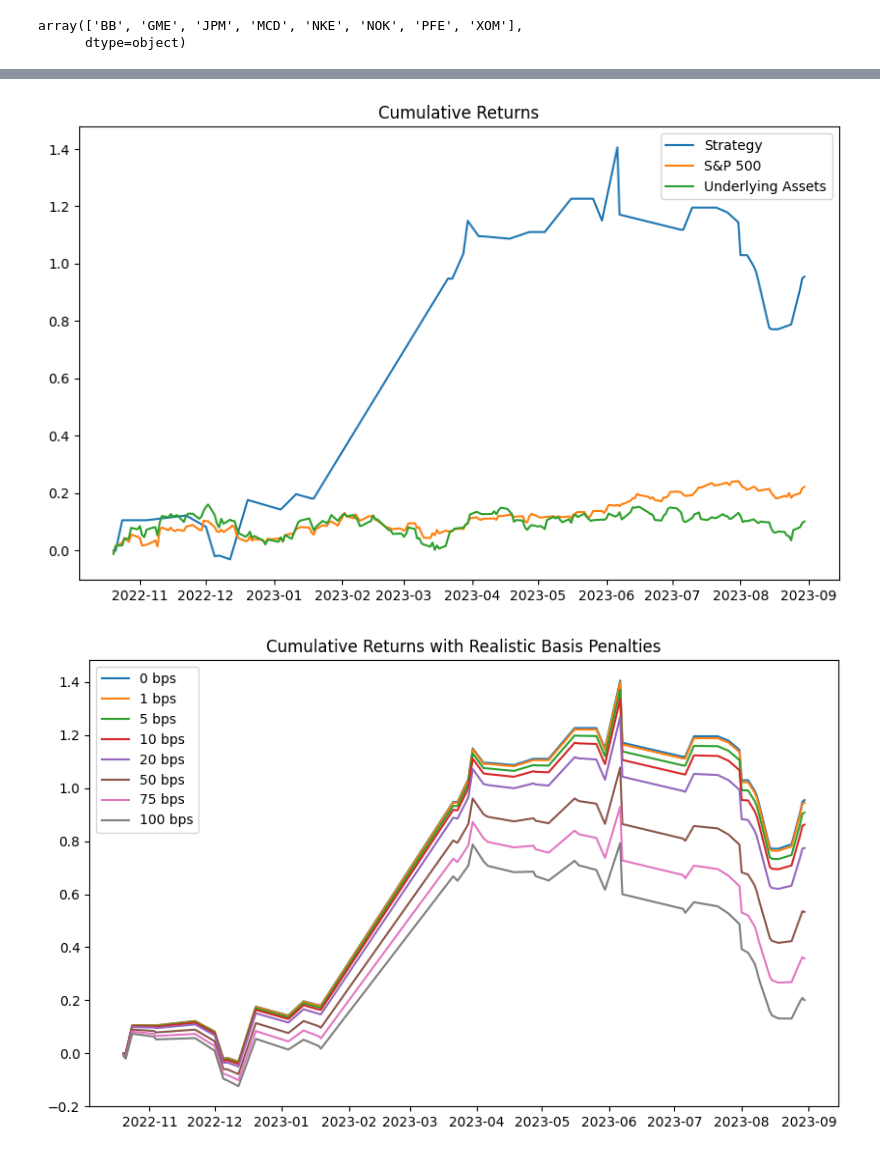
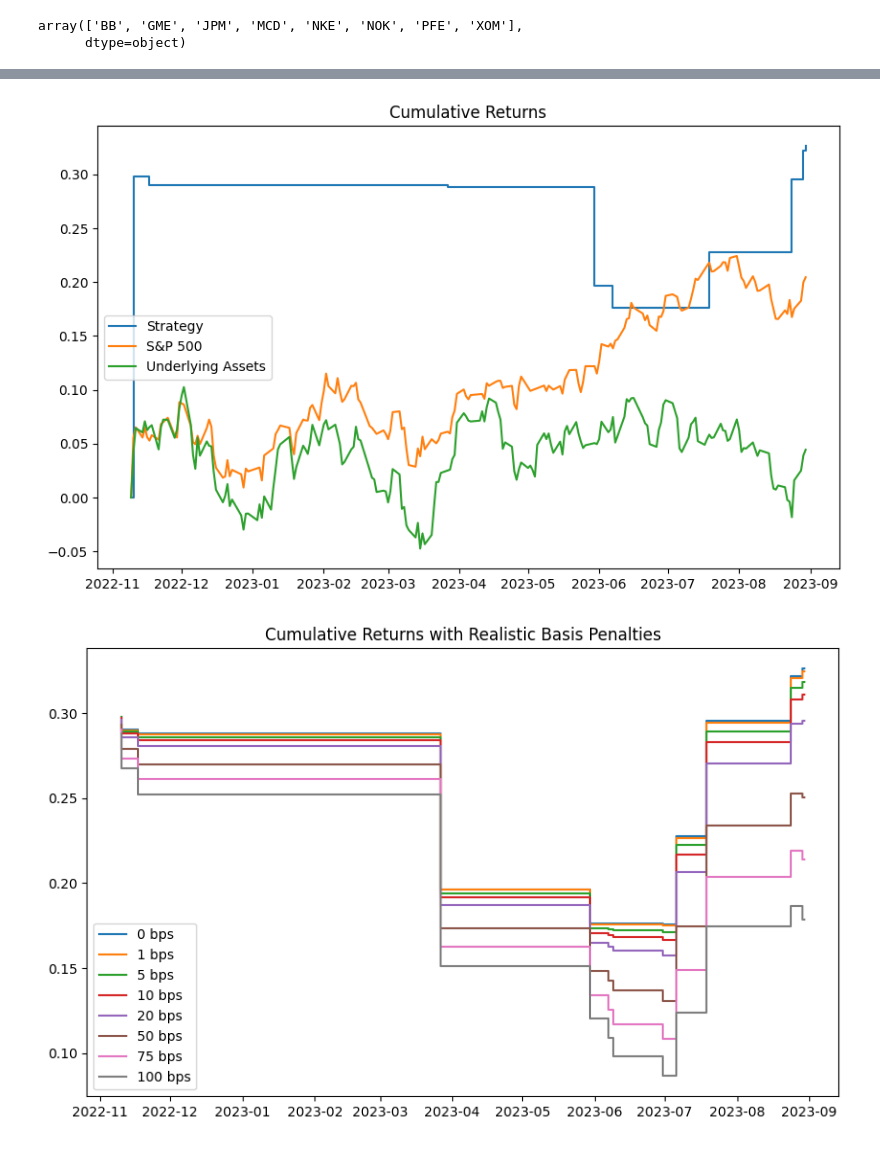
Before and after one commit to izzak98/opt-price, a Jupyter notebook: trader_smoe.ipynb, the cells around one changed output, grey strips where cells are left out. Drawn from its saved outputs; the diff is of its cells as text; code cells hidden in the pictures.

```diff
--- a/trader_smoe.ipynb
+++ b/trader_smoe.ipynb
@@ -7,10 +7,7 @@ from tqdm import tqdm
 from datetime import timedelta
 
 # Load and prepare data
-df = pd.read_csv('sstorm_data.csv', index_col=0, parse_dates=['date'])
-dff = pd.read_csv('storm_data.csv', index_col=0, parse_dates=['date'])
-dfff = pd.read_csv('ssstorm_data.csv', index_col=0, parse_dates=['date'])
-df = pd.concat([df, dff, dfff], axis=0)
+df = pd.read_csv('storm_data.csv',  parse_dates=['date'])
 
 # df = df.loc[df["S_prime"] < 1]
 df = df.sort_values(['ticker', 'K', 'date', 't_prime']).reset_index(drop=True)
@@ -143,14 +143,16 @@ df["opt_returns"].isna().sum(), df["opt_returns"].isna().sum() / len(df)
 # %%
 import optuna
 TOTAL_CAPITAL = 100_000  # Starting capital
-CAPITAL_FRACTION = 0.25   # Fraction of capital to allocate per trade
+CAPITAL_FRACTION = 0.1   # Fraction of capital to allocate per trade
 CONTRACT_MULTIPLIER = 100  # Each contract controls 100 shares
 min_date = df["date"].min()
 max_date = min_date + timedelta(days=30)
+seed = 27119824
 
 # Define Optimization Objective
 def objective(trial, df):
     sub_df = df.copy()
+    sub_df = sub_df.loc[(sub_df["date"] > max_date)]
 
     # Optimization Parameters
     min_ratio = trial.suggest_float("min_ratio", 0, 2, step=0.0001)
@@ -194,8 +196,8 @@ def objective(trial, df):
     sharpe = (sub_df["normalized_returns"].mean() * 252) / (sub_df["normalized_returns"].std() * np.sqrt(252))
 
     return sharpe
-
-study = optuna.create_study(direction="maximize", study_name="sharpe_study", storage="sqlite:///optuna_dbs/sharpe_study.db", load_if_exists=True)
+sampler = optuna.samplers.TPESampler(seed=seed)
+study = optuna.create_study(direction="maximize", study_name="sharpe_study" , load_if_exists=True, sampler=sampler)
 n_trials = 100 - len(study.trials)
 if n_trials > 0:
     study.optimize(lambda trial: objective(trial, df), n_trials=100, show_progress_bar=False)
@@ -259,3 +277,8 @@ spy = market_data["^GSPC"]
 spy = spy.pct_change().dropna()
 spy = spy.loc[(spy.index >= returns_df.index.min()) & (spy.index <= returns_df.index.max())]
 cum_spy_returns = np.cumprod(1 + spy) - 1
+# add another row of 0 to the beginning of cum_spy_returns
+from datetime import timedelta
+first_date = cum_spy_returns.index.min() - timedelta(days=1)
+cum_spy_returns = pd.concat([pd.Series([0], index=[first_date]), cum_spy_returns])
+cum_spy_returns
@@ -277,0 +330,5 @@ cum_underlying = np.cumprod(1 + underlying) - 1
+# %%
+cum_rets = (1 + returns_df["normalized_returns"]).cumprod()-1
+# add another row of 0 to the beginning of cum_rets
+cum_rets = pd.concat([pd.Series([0], index=[first_date]), cum_rets])
+cum_rets
@@ -278,25 +350,25 @@ cum_underlying = np.cumprod(1 + underlying) - 1
 # %%
 plt.figure(figsize=(10,6))
-cum_rets = (1 + returns_df["normalized_returns"]).cumprod()-1
-plt.plot(cum_rets, label="Strategy")
+plt.step(cum_rets.index, cum_rets, where="post", label="Strategy")
 plt.plot(cum_spy_returns, label="S&P 500")
 plt.plot(cum_underlying, label="Underlying Assets")
 plt.title("Cumulative Returns")
 plt.legend()
+plt.savefig("pics/cum_rets.png")
 plt.show()
 # %% [output]
-[figure, old version]
+[figure, new version]
 # %%
 plt.figure(figsize=(10, 6))
 for basis_penalty in [0, 1, 5, 10, 20, 50, 75, 100]:
     sub_rets = returns_df["normalized_returns"] - (basis_penalty / 10000)  # Convert bps to %
     cum_rets = (1 + sub_rets).cumprod() - 1
-    plt.plot(returns_df.index, cum_rets, label=f"{basis_penalty} bps")
+    plt.step(returns_df.index, cum_rets, label=f"{basis_penalty} bps")
 plt.legend()
 plt.title("Cumulative Returns with Realistic Basis Penalties")
 plt.show()
 # %% [output]
-[figure, old version]
+[figure, new version]
 # %%
 plt.figure(figsize=(10, 6))
 plt.hist(returns, bins=10)
```
Also changed, not shown: parts of 15 cells of this notebook.
